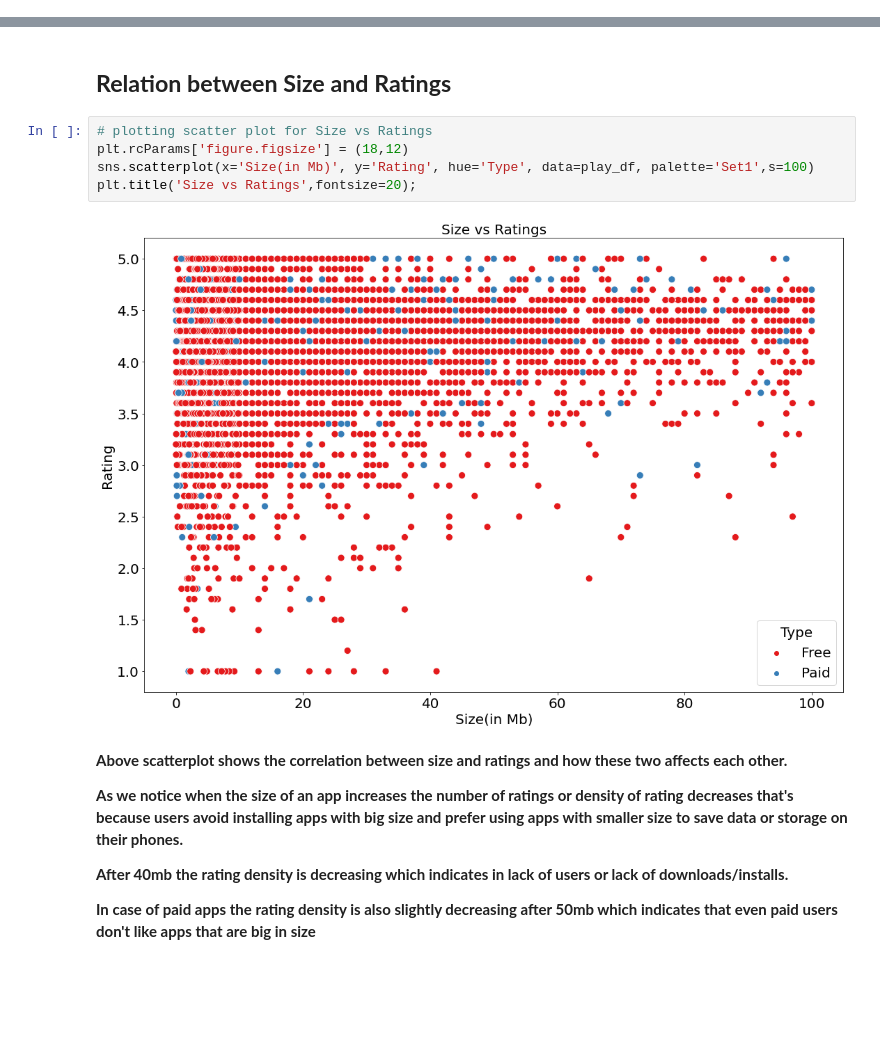
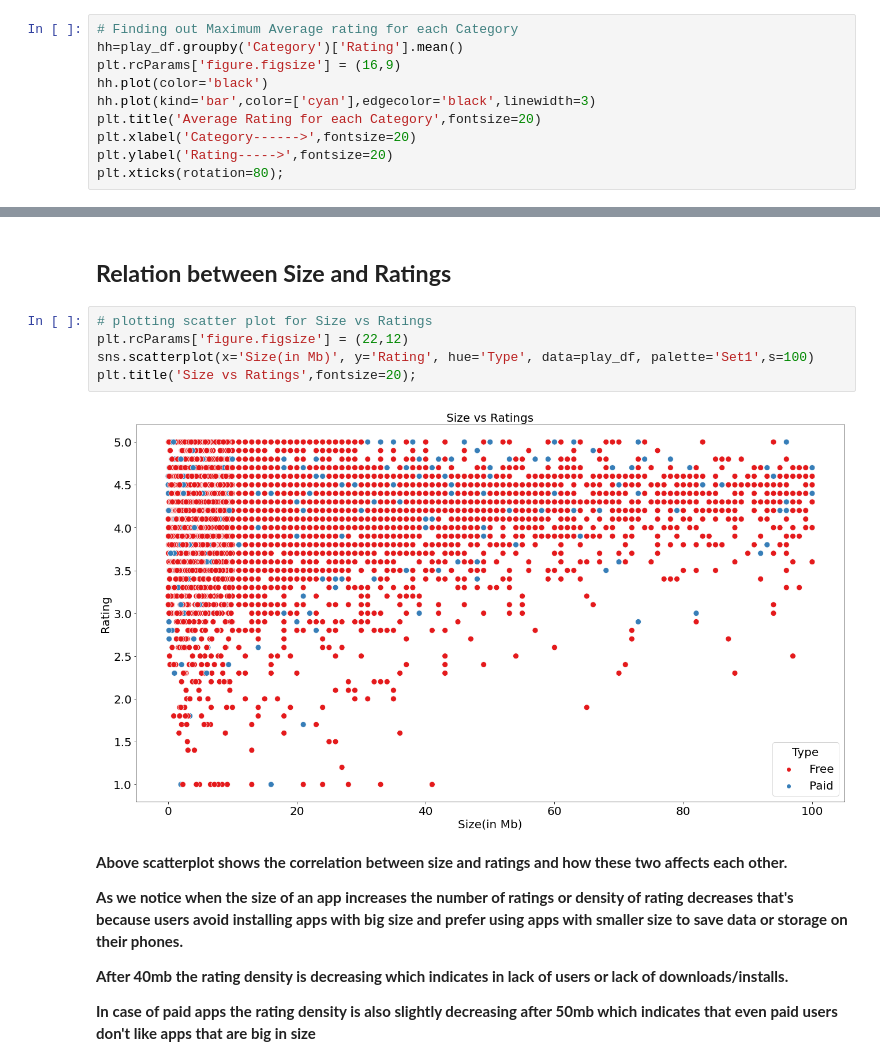
Before and after one commit to amol004/Google-Play-Store-EDA, a Jupyter notebook: Capstone_project_Google_play_store_review_analysis_(EDA)_Notebook_{Amol_Thakur}.ipynb, the cells around one changed output, grey strips where cells are left out. Drawn from its saved outputs; the diff is of its cells as text; blank space fills up the shorter version.

```diff
--- a/Capstone_project_Google_play_store_review_analysis_(EDA)_Notebook_{Amol_Thakur}.ipynb
+++ b/Capstone_project_Google_play_store_review_analysis_(EDA)_Notebook_{Amol_Thakur}.ipynb
@@ -596,0 +614,10 @@ jj.head(10).reset_index().drop(['index'],axis=1) # top 10 Apps
+# %%
+# Finding out Maximum Average rating for each Category
+hh=play_df.groupby('Category')['Rating'].mean()
+plt.rcParams['figure.figsize'] = (16,9)
+hh.plot(color='black')
+hh.plot(kind='bar',color=['cyan'],edgecolor='black',linewidth=3)
+plt.title('Average Rating for each Category',fontsize=20)
+plt.xlabel('Category------>',fontsize=20)
+plt.ylabel('Rating----->',fontsize=20)
+plt.xticks(rotation=80);
@@ -714,11 +772,11 @@ plt.title('Rating Distribution for free and paid apps',fontsize=20); #title
 ## **Relation between Size and Ratings**
 # %%
 # plotting scatter plot for Size vs Ratings
-plt.rcParams['figure.figsize'] = (18,12)
+plt.rcParams['figure.figsize'] = (22,12)
 sns.scatterplot(x='Size(in Mb)', y='Rating', hue='Type', data=play_df, palette='Set1',s=100)
 plt.title('Size vs Ratings',fontsize=20);
 # %% [output]
-[figure, old version]
+[figure, new version]
 # %% [markdown]
 **Above scatterplot shows the correlation between size and ratings and how these two affects each other.**
 
```
Also changed, not shown: parts of 17 cells of this notebook.
